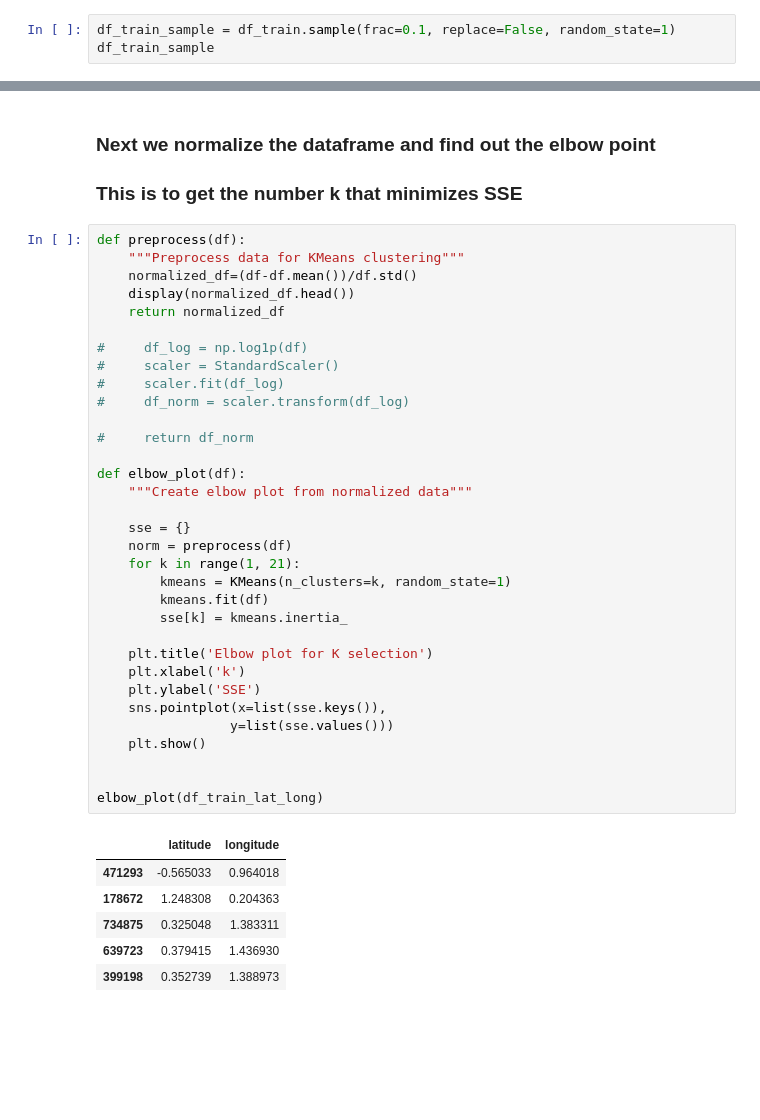
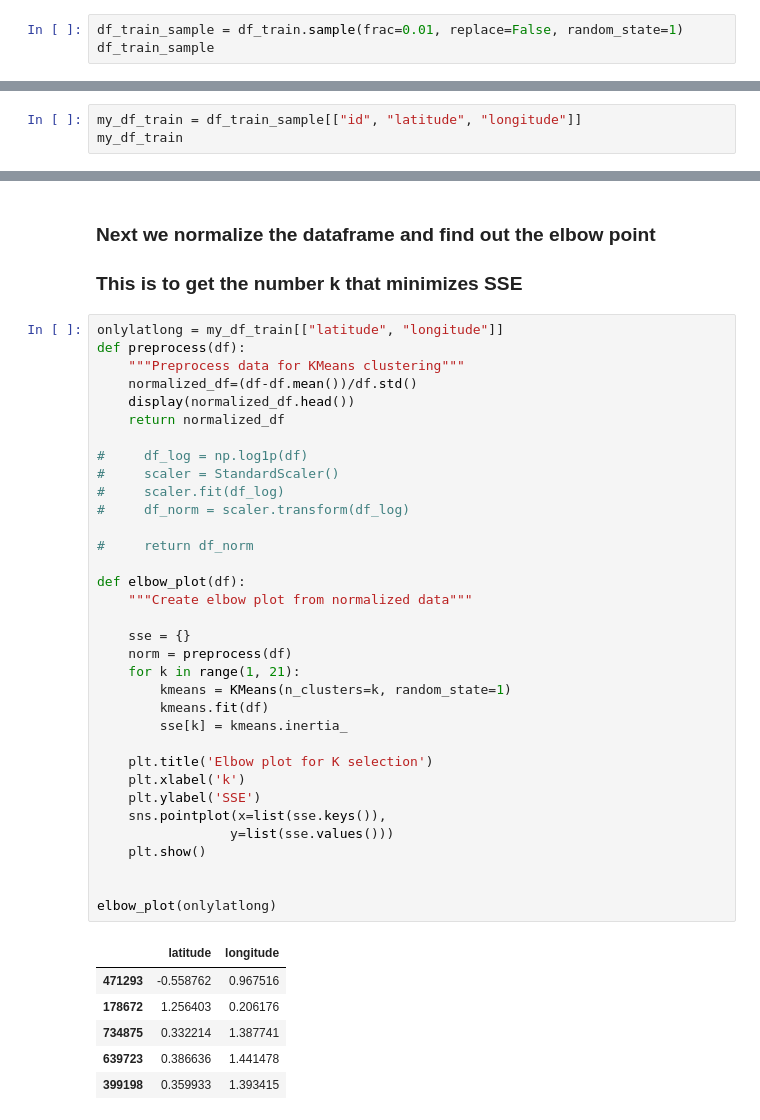
Before and after one commit to 1702538/VeryBasicTeam, a Jupyter notebook: CSC3009_Group_Project.ipynb, the cells around one changed output, grey strips where cells are left out. Saved outputs shown, nothing was run; the diff lists cells and outputs as text; blank space fills up the shorter version.

```diff
--- a/CSC3009_Group_Project.ipynb
+++ b/CSC3009_Group_Project.ipynb
@@ -173,7 +185,7 @@ plt.show()
 We will take a sample size to cut down the time required to calculate
 Adjust fraction value for sample size eg. 0.1 = 10%
 # %%
-df_train_sample = df_train.sample(frac=0.1, replace=False, random_state=1)
+df_train_sample = df_train.sample(frac=0.01, replace=False, random_state=1)
 df_train_sample
 # %% [output]
 |  | id | name | latitude | longitude | address | city | state | zip | country | url | phone | ... |
@@ -211,0 +206,3 @@ df_train_lat_long
+# %%
+my_df_train = df_train_sample[["id", "latitude", "longitude"]]
+my_df_train
@@ -221,43 +232,44 @@ ax.set_ylabel('longitude');
 ### Next we normalize the dataframe and find out the elbow point
 ### This is to get the number k that minimizes SSE
 # %%
+onlylatlong = my_df_train[["latitude", "longitude"]]
 def preprocess(df):
     """Preprocess data for KMeans clustering"""
     normalized_df=(df-df.mean())/df.std()
     display(normalized_df.head())
     return normalized_df
 
 #     df_log = np.log1p(df)
 #     scaler = StandardScaler()
 #     scaler.fit(df_log)
 #     df_norm = scaler.transform(df_log)
 
 #     return df_norm
 
 def elbow_plot(df):
     """Create elbow plot from normalized data"""
 
     sse = {}
     norm = preprocess(df)
     for k in range(1, 21):
         kmeans = KMeans(n_clusters=k, random_state=1)
         kmeans.fit(df)
         sse[k] = kmeans.inertia_
 
     plt.title('Elbow plot for K selection')
     plt.xlabel('k')
     plt.ylabel('SSE')
     sns.pointplot(x=list(sse.keys()),
                  y=list(sse.values()))
     plt.show()
 
 
-elbow_plot(df_train_lat_long)
+elbow_plot(onlylatlong)
 # %% [output]
 |  | latitude | longitude |
-| 471293 | -0.565033 | 0.964018 |
-| 178672 | 1.248308 | 0.204363 |
-| 734875 | 0.325048 | 1.383311 |
-| 639723 | 0.379415 | 1.436930 |
-| 399198 | 0.352739 | 1.388973 |
+| 471293 | -0.558762 | 0.967516 |
+| 178672 | 1.256403 | 0.206176 |
+| 734875 | 0.332214 | 1.387741 |
+| 639723 | 0.386636 | 1.441478 |
+| 399198 | 0.359933 | 1.393415 |
 [figure]
```
Also changed, not shown: parts of 12 cells of this notebook.
